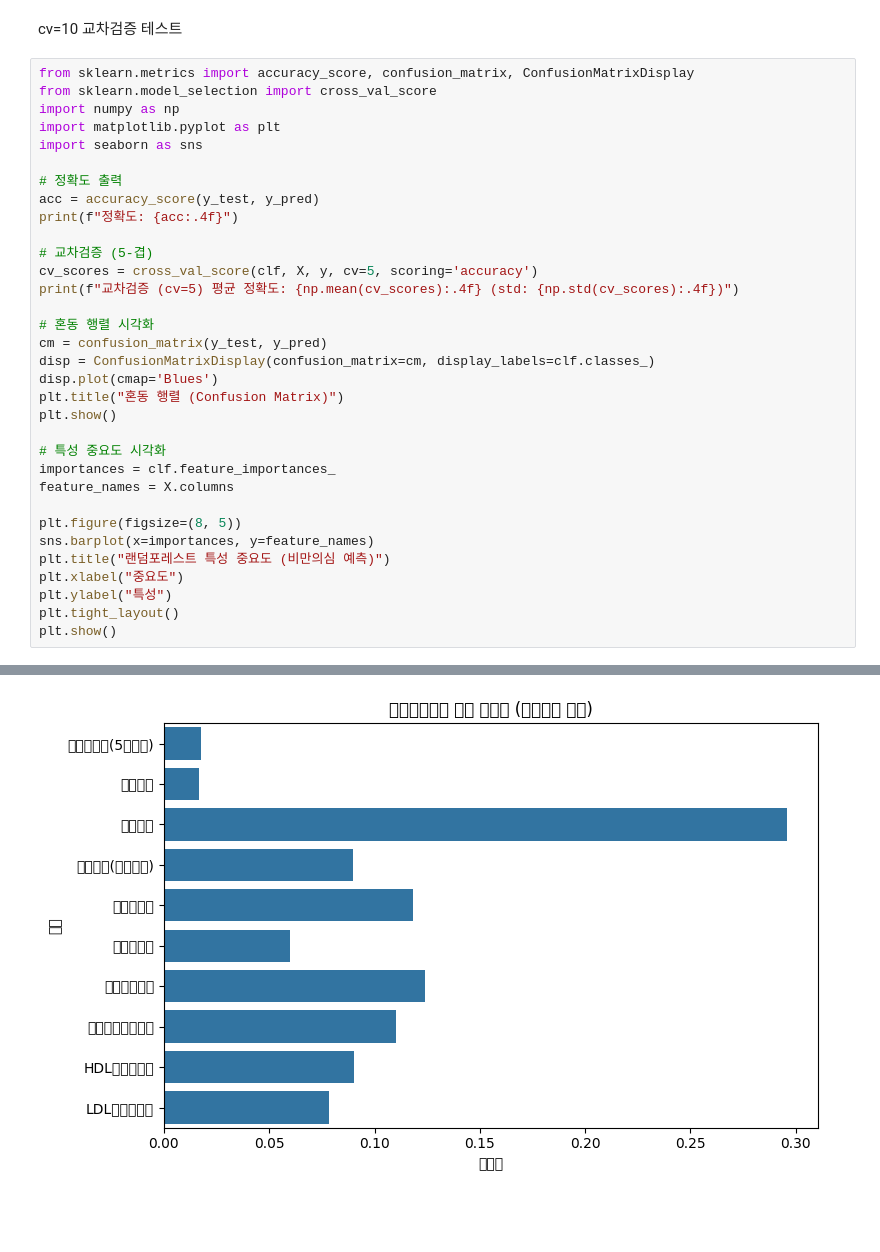
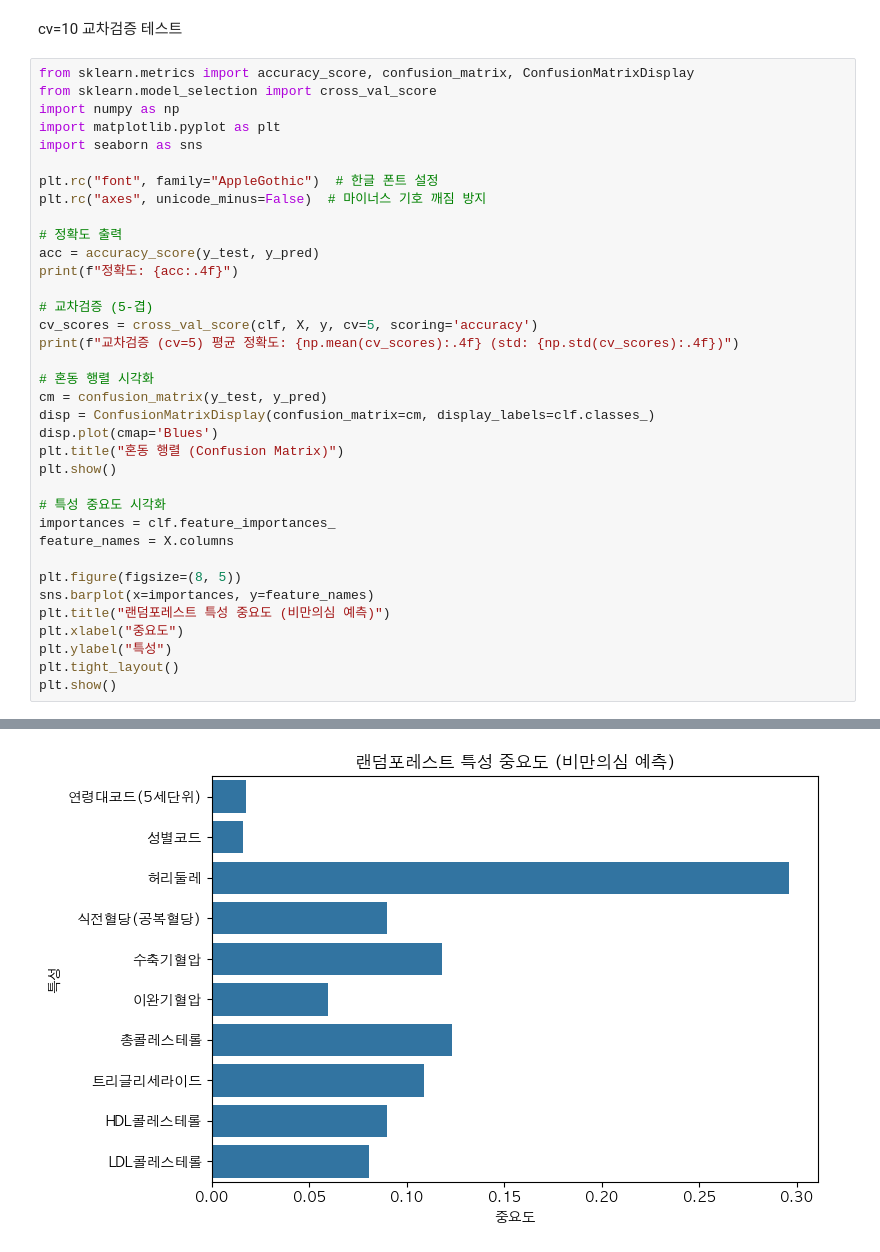
Before and after one commit to HSU-BigdataProgramming/cholesterol-prediction-nhis, a Jupyter notebook: classification_obesity.ipynb, the cells around one changed output, grey strips where cells are left out. Cells and saved outputs as stored; diff of their text form; blank space fills up the shorter version.

```diff
--- a/classification_obesity.ipynb
+++ b/classification_obesity.ipynb
@@ -159,6 +159,9 @@ from sklearn.model_selection import cross_val_score
 import numpy as np
 import matplotlib.pyplot as plt
 import seaborn as sns
+
+plt.rc("font", family="AppleGothic")  # 한글 폰트 설정
+plt.rc("axes", unicode_minus=False)  # 마이너스 기호 깨짐 방지
 
 # 정확도 출력
 acc = accuracy_score(y_test, y_pred)
@@ -193,2 +196,2 @@ plt.show()
-[figure, old version]
+[figure, new version]
 # %% [markdown]
```
Also changed, not shown: parts of 3 cells of this notebook.
